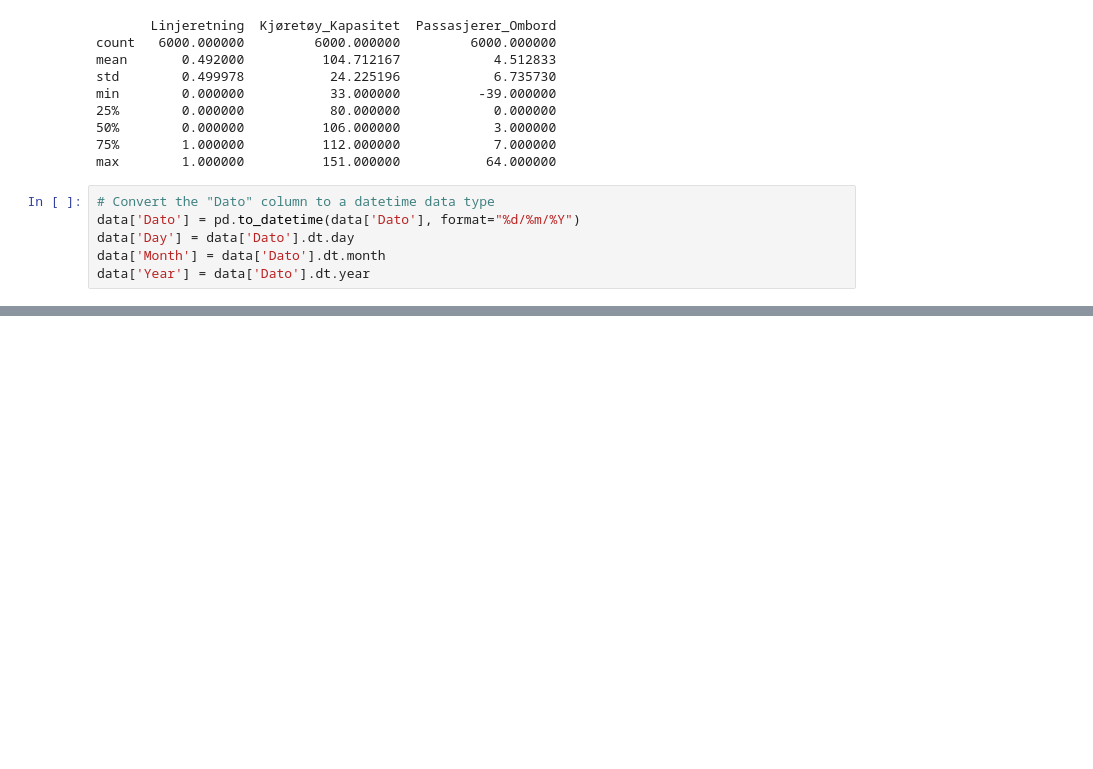
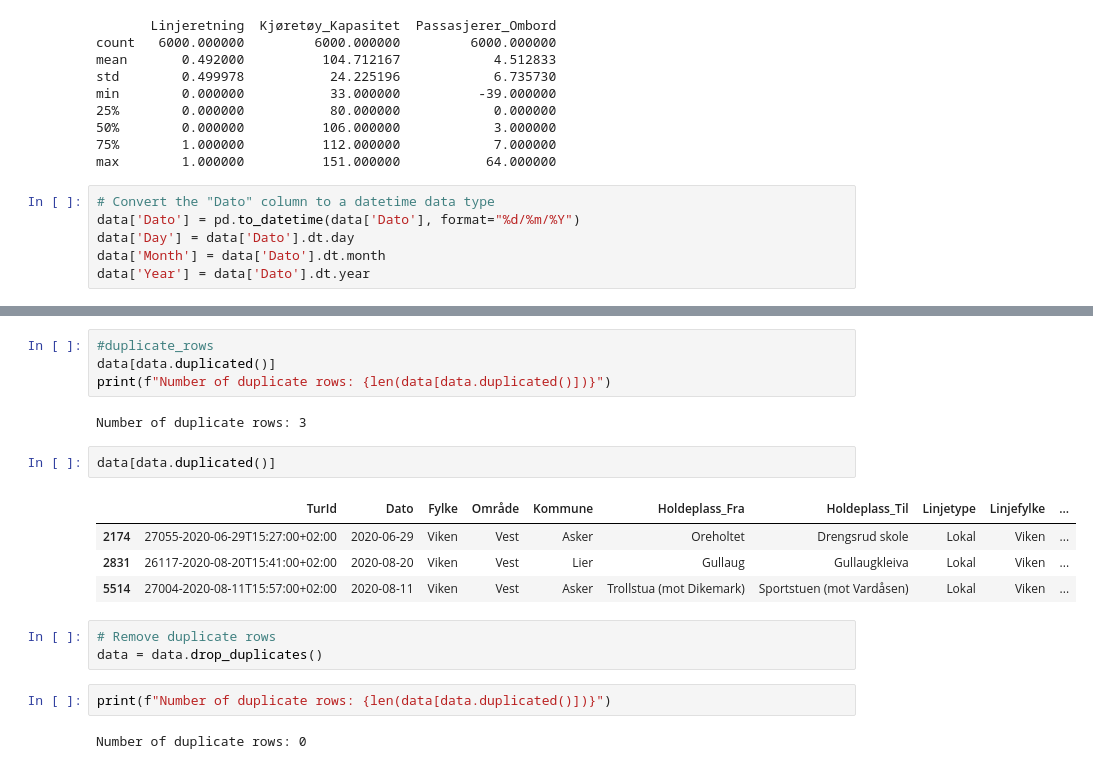
Before and after one commit to MajedAlmnety/Oblig2, a Jupyter notebook: Predict_passenger.ipynb, the cells around one changed output, grey strips where cells are left out. Saved outputs shown, nothing was run; the diff lists cells and outputs as text; blank space fills up the shorter version.

```diff
--- a/Predict_passenger.ipynb
+++ b/Predict_passenger.ipynb
@@ -111,0 +105,20 @@ data[['Dato', 'Day', 'Month', 'Year']].head()
+# %%
+#duplicate_rows
+data[data.duplicated()]
+print(f"Number of duplicate rows: {len(data[data.duplicated()])}")
+# %% [output]
+Number of duplicate rows: 3
+# %%
+data[data.duplicated()]
+# %% [output]
+|  | TurId | Dato | Fylke | Område | Kommune | Holdeplass_Fra | Holdeplass_Til | Linjetype | Linjefylke | ... |
+| 2174 | 27055-2020-06-29T15:27:00+02:00 | 2020-06-29 | Viken | Vest | Asker | Oreholtet | Drengsrud skole | Lokal | Viken | ... |
+| 2831 | 26117-2020-08-20T15:41:00+02:00 | 2020-08-20 | Viken | Vest | Lier | Gullaug | Gullaugkleiva | Lokal | Viken | ... |
+| 5514 | 27004-2020-08-11T15:57:00+02:00 | 2020-08-11 | Viken | Vest | Asker | Trollstua (mot Dikemark) | Sportstuen (mot Vardåsen) | Lokal | Viken | ... |
+# %%
+# Remove duplicate rows
+data = data.drop_duplicates()
+# %%
+print(f"Number of duplicate rows: {len(data[data.duplicated()])}")
+# %% [output]
+Number of duplicate rows: 0
```
Also changed, not shown: parts of 9 cells of this notebook.
